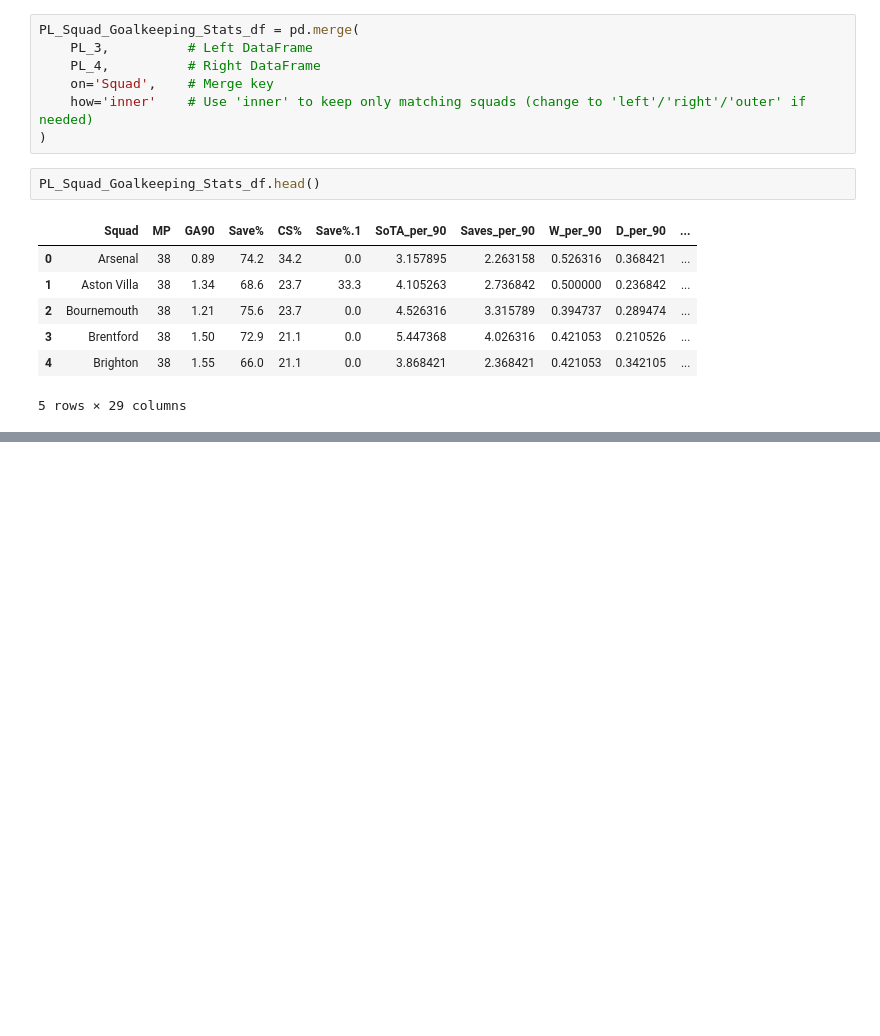
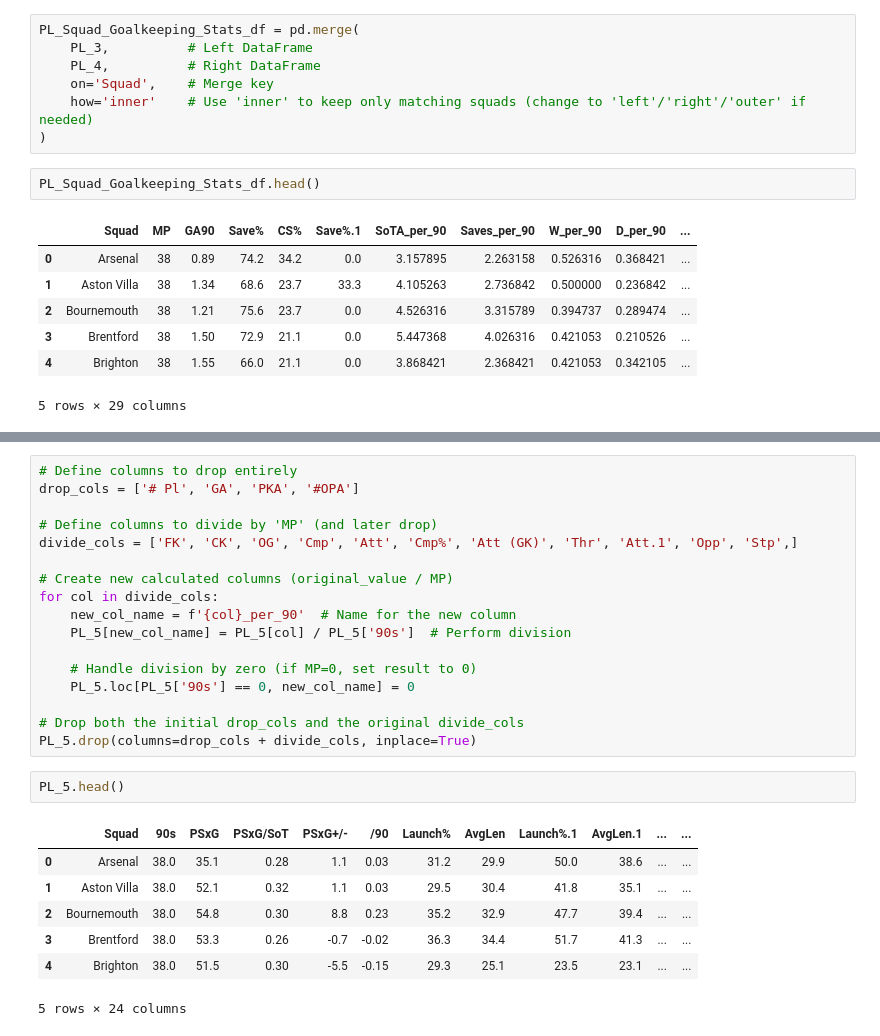
Before and after one commit to patel-mark/football_data_processing, a Jupyter notebook: notebooks/Untitled.ipynb, the cells around one changed output, grey strips where cells are left out. Cells and saved outputs as stored; diff of their text form; blank space fills up the shorter version.

```diff
--- a/notebooks/Untitled.ipynb
+++ b/notebooks/Untitled.ipynb
@@ -220,0 +229,27 @@ PL_Squad_Goalkeeping_Stats_df.head()
+# %%
+# Define columns to drop entirely
+drop_cols = ['# Pl', 'GA', 'PKA', '#OPA']
+
+# Define columns to divide by 'MP' (and later drop)
+divide_cols = ['FK', 'CK', 'OG', 'Cmp', 'Att', 'Cmp%', 'Att (GK)', 'Thr', 'Att.1', 'Opp', 'Stp',]
+
+# Create new calculated columns (original_value / MP)
+for col in divide_cols:
+    new_col_name = f'{col}_per_90'  # Name for the new column
+    PL_5[new_col_name] = PL_5[col] / PL_5['90s']  # Perform division
+
+    # Handle division by zero (if MP=0, set result to 0)
+    PL_5.loc[PL_5['90s'] == 0, new_col_name] = 0
+
+# Drop both the initial drop_cols and the original divide_cols
+PL_5.drop(columns=drop_cols + divide_cols, inplace=True)
+# %%
+PL_5.head()
+# %% [output]
+|  | Squad | 90s | PSxG | PSxG/SoT | PSxG+/- | /90 | Launch% | AvgLen | Launch%.1 | AvgLen.1 | ... | ... |
+| 0 | Arsenal | 38.0 | 35.1 | 0.28 | 1.1 | 0.03 | 31.2 | 29.9 | 50.0 | 38.6 | ... | ... |
+| 1 | Aston Villa | 38.0 | 52.1 | 0.32 | 1.1 | 0.03 | 29.5 | 30.4 | 41.8 | 35.1 | ... | ... |
+| 2 | Bournemouth | 38.0 | 54.8 | 0.30 | 8.8 | 0.23 | 35.2 | 32.9 | 47.7 | 39.4 | ... | ... |
+| 3 | Brentford | 38.0 | 53.3 | 0.26 | -0.7 | -0.02 | 36.3 | 34.4 | 51.7 | 41.3 | ... | ... |
+| 4 | Brighton | 38.0 | 51.5 | 0.30 | -5.5 | -0.15 | 29.3 | 25.1 | 23.5 | 23.1 | ... | ... |
+5 rows × 24 columns
```
Also changed, not shown: parts of 9 cells of this notebook.
